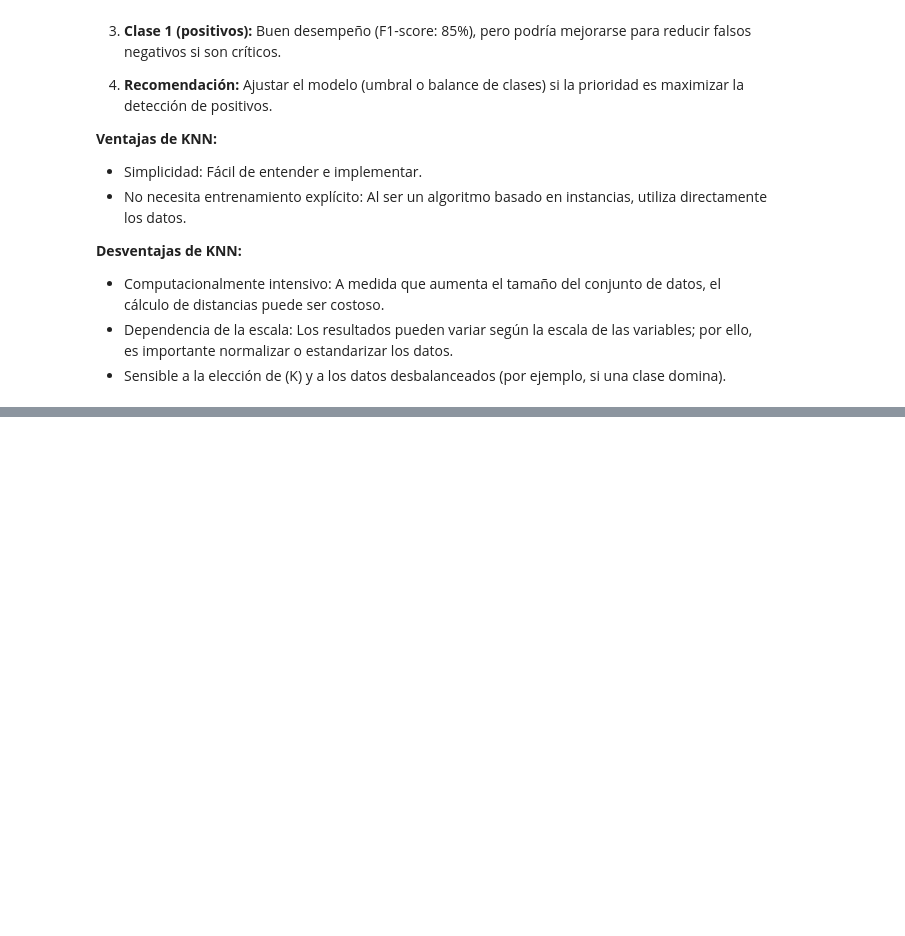
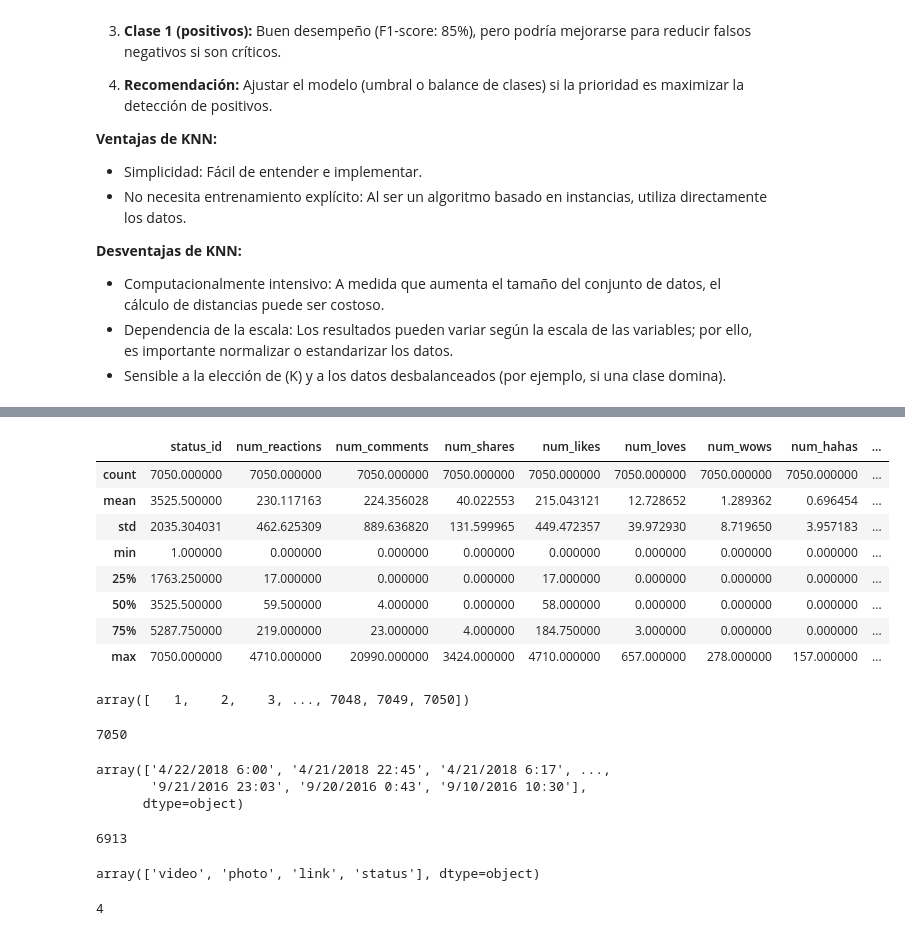
Before and after one commit to Feru34/Modelos_Toronbolo, a Jupyter notebook: k_Nearest_Neighbor_and_Clustering_k_Means.ipynb, the cells around one changed output, grey strips where cells are left out. Drawn from its saved outputs; the diff is of its cells as text; code cells hidden in the pictures; blank space fills up the shorter version.

```diff
--- a/k_Nearest_Neighbor_and_Clustering_k_Means.ipynb
+++ b/k_Nearest_Neighbor_and_Clustering_k_Means.ipynb
@@ -288,0 +301,3 @@ plt.show()
+# %%
+df = pd.read_csv("Live_20210128.csv")
+df.head()
@@ -288,0 +356,2 @@ plt.show()
+# %%
+df.drop(['Column1', 'Column2', 'Column3', 'Column4'], axis=1, inplace=True)
@@ -288,0 +380,38 @@ plt.show()
+# %%
+df.describe()
+# %% [output]
+|  | status_id | num_reactions | num_comments | num_shares | num_likes | num_loves | num_wows | num_hahas | ... |
+| count | 7050.000000 | 7050.000000 | 7050.000000 | 7050.000000 | 7050.000000 | 7050.000000 | 7050.000000 | 7050.000000 | ... |
+| mean | 3525.500000 | 230.117163 | 224.356028 | 40.022553 | 215.043121 | 12.728652 | 1.289362 | 0.696454 | ... |
+| std | 2035.304031 | 462.625309 | 889.636820 | 131.599965 | 449.472357 | 39.972930 | 8.719650 | 3.957183 | ... |
+| min | 1.000000 | 0.000000 | 0.000000 | 0.000000 | 0.000000 | 0.000000 | 0.000000 | 0.000000 | ... |
+| 25% | 1763.250000 | 17.000000 | 0.000000 | 0.000000 | 17.000000 | 0.000000 | 0.000000 | 0.000000 | ... |
+| 50% | 3525.500000 | 59.500000 | 4.000000 | 0.000000 | 58.000000 | 0.000000 | 0.000000 | 0.000000 | ... |
+| 75% | 5287.750000 | 219.000000 | 23.000000 | 4.000000 | 184.750000 | 3.000000 | 0.000000 | 0.000000 | ... |
+| max | 7050.000000 | 4710.000000 | 20990.000000 | 3424.000000 | 4710.000000 | 657.000000 | 278.000000 | 157.000000 | ... |
+# %%
+df['status_id'].unique()
+# %% [output]
+array([   1,    2,    3, ..., 7048, 7049, 7050])
+# %%
+len(df['status_id'].unique())
+# %% [output]
+7050
+# %%
+df['status_published'].unique()
+# %% [output]
+array(['4/22/2018 6:00', '4/21/2018 22:45', '4/21/2018 6:17', ...,
+       '9/21/2016 23:03', '9/20/2016 0:43', '9/10/2016 10:30'],
+      dtype=object)
+# %%
+len(df['status_published'].unique())
+# %% [output]
+6913
+# %%
+df['status_type'].unique()
+# %% [output]
+array(['video', 'photo', 'link', 'status'], dtype=object)
+# %%
+len(df['status_type'].unique())
+# %% [output]
+4
```
Also changed, not shown: parts of 33 cells of this notebook.
